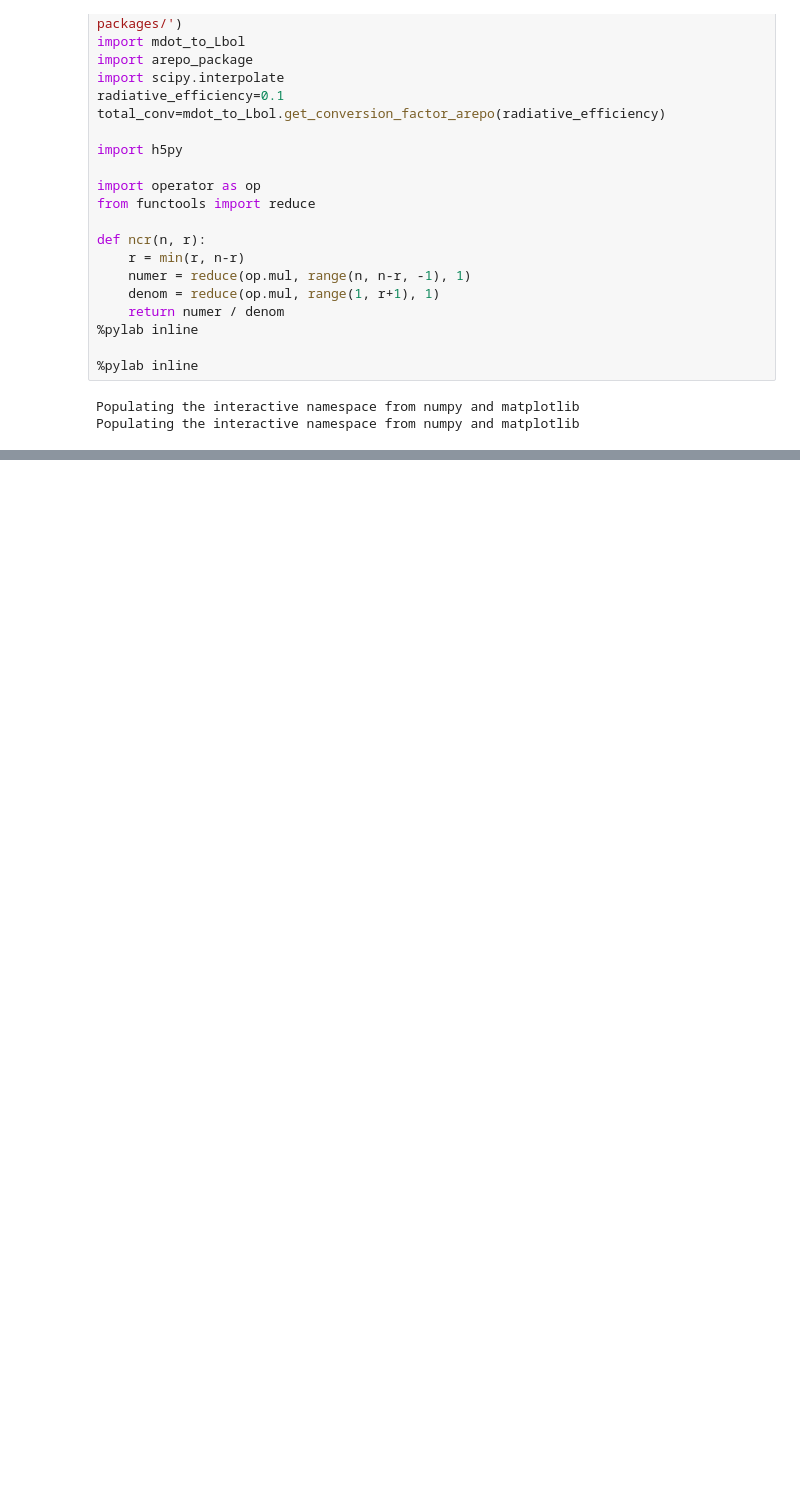
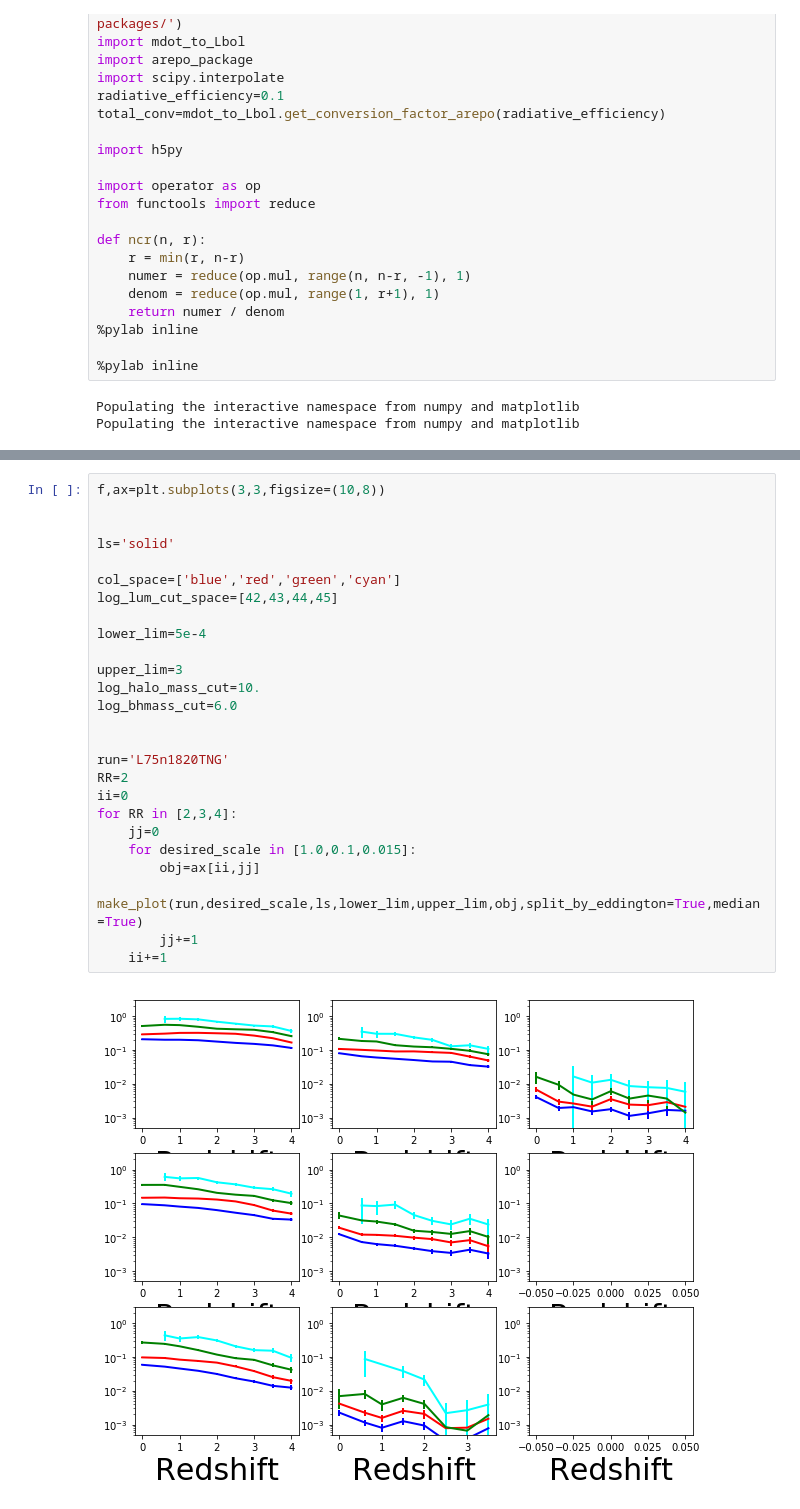
Before and after one commit to akbhowmi/Blackhole_systems_AGN_connection, a Jupyter notebook: Paper_black_systems_and_AGN_connection.ipynb, the cells around one changed output, grey strips where cells are left out. Cells and saved outputs as stored; diff of their text form; blank space fills up the shorter version.

```diff
--- a/Paper_black_systems_and_AGN_connection.ipynb
+++ b/Paper_black_systems_and_AGN_connection.ipynb
@@ -404,0 +592,28 @@ plt.savefig('./figures_for_paper1/black_hole_multiplicity_functions_TNG.png',bbo
+# %%
+f,ax=plt.subplots(3,3,figsize=(10,8))
+
+
+ls='solid'
+
+col_space=['blue','red','green','cyan']
+log_lum_cut_space=[42,43,44,45]
+
+lower_lim=5e-4
+
+upper_lim=3
+log_halo_mass_cut=10.
+log_bhmass_cut=6.0
+
+
+run='L75n1820TNG'
+RR=2
+ii=0
+for RR in [2,3,4]:
+    jj=0
+    for desired_scale in [1.0,0.1,0.015]:
+        obj=ax[ii,jj]
+        make_plot(run,desired_scale,ls,lower_lim,upper_lim,obj,split_by_eddington=True,median=True)
+        jj+=1
+    ii+=1
+# %% [output]
+[figure, added]
```
Also changed, not shown: parts of 7 cells of this notebook.
